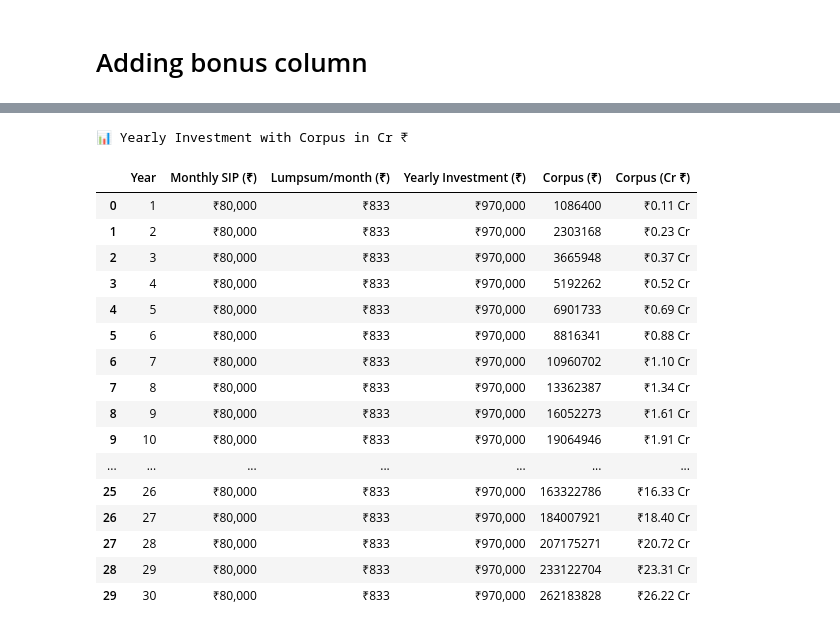
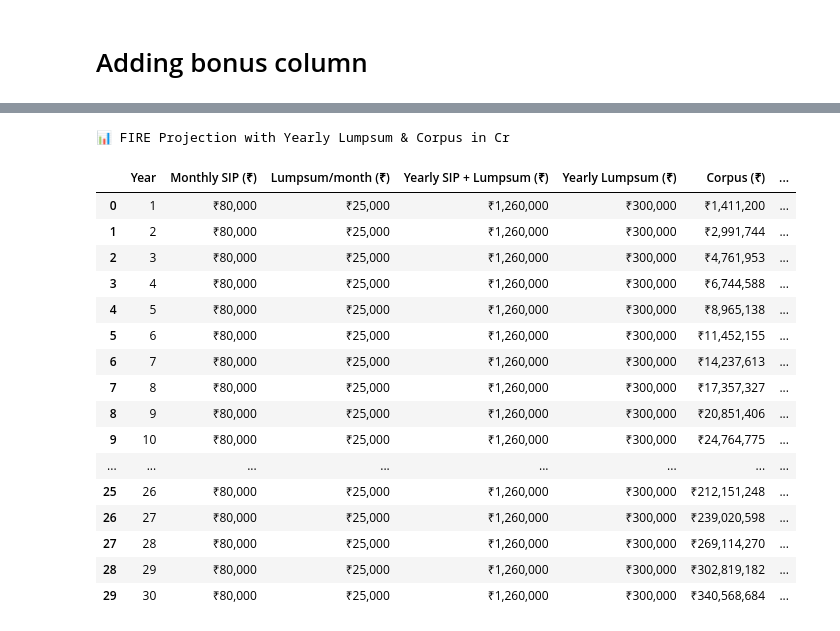
Before and after one commit to akshansh1718/DSA-learning, a Jupyter notebook: python.ipynb, the cells around one changed output, grey strips where cells are left out. Cells and saved outputs as stored; diff of their text form; code cells hidden in the pictures.

```diff
--- a/python.ipynb
+++ b/python.ipynb
@@ -207,64 +196,66 @@ total_lumpsum = lumpsum_input.value
 expected_annual_return = roi_input.value / 100
 years = 30
 
-# Precompute lumpsum and combined SIP
-lumpsum_per_year = total_lumpsum / years
-monthly_from_lumpsum = lumpsum_per_year / 12
+# Precompute values
+yearly_lumpsum = total_lumpsum
+monthly_from_lumpsum = yearly_lumpsum / 12
 
 # Track corpus
 corpus = 0
 data = []
 
 for year in range(1, years + 1):
     combined_monthly = monthly_sip + monthly_from_lumpsum
-    yearly_invest = combined_monthly * 12
+    yearly_sip = combined_monthly * 12
 
-    corpus = (corpus + yearly_invest) * (1 + expected_annual_return)
+    corpus = (corpus + yearly_sip) * (1 + expected_annual_return)
 
     data.append({
         "Year": year,
         "Monthly SIP (₹)": round(monthly_sip),
         "Lumpsum/month (₹)": round(monthly_from_lumpsum),
-        "Yearly Investment (₹)": round(yearly_invest),
+        "Yearly SIP + Lumpsum (₹)": round(yearly_sip),
+        "Yearly Lumpsum (₹)": round(yearly_lumpsum),
         "Corpus (₹)": round(corpus)
     })
 
+# Convert to DataFrame
 df_corpus = pd.DataFrame(data)
 
-# Format ₹ columns first
-for col in df_corpus.columns[1:4]:  # Skip 'Corpus (₹)' for now
+# Format currency columns
+columns_to_format = [
+    "Monthly SIP (₹)", "Lumpsum/month (₹)", "Yearly SIP + Lumpsum (₹)", "Yearly Lumpsum (₹)", "Corpus (₹)"
+]
+for col in columns_to_format:
     df_corpus[col] = df_corpus[col].map(lambda x: f"₹{x:,.0f}")
 
-# Format the Corpus (₹) column but keep it numeric for conversion
-df_corpus["Corpus (₹)"] = df_corpus["Corpus (₹)"].map(lambda x: x)  # skip ₹ formatting for now
-
-# ✅ Add Corpus in Crores column
-df_corpus["Corpus (Cr ₹)"] = df_corpus["Corpus (₹)"] / 1e7
+# Add Corpus in Crores
+df_corpus["Corpus (Cr ₹)"] = df_corpus["Corpus (₹)"].str.replace("₹", "").str.replace(",", "").astype(float) / 1e7
 df_corpus["Corpus (Cr ₹)"] = df_corpus["Corpus (Cr ₹)"].map(lambda x: f"₹{x:.2f} Cr")
 
-# Optional: drop Corpus (₹) if not needed
+# Optional: drop Corpus (₹)
 # df_corpus = df_corpus.drop(columns=["Corpus (₹)"])
 
-# Display the styled table
-df_corpus.style.set_caption("📊 Yearly Investment with Corpus in Cr ₹").set_table_styles([
+# Display table
+df_corpus.style.set_caption("📊 FIRE Projection with Yearly Lumpsum & Corpus in Cr").set_table_styles([
     {'selector': 'caption', 'props': [('caption-side', 'top'), ('font-size', '16px'), ('font-weight', 'bold')]}
 ])
 # %% [output]
-📊 Yearly Investment with Corpus in Cr ₹
+📊 FIRE Projection with Yearly Lumpsum & Corpus in Cr
-|  | Year | Monthly SIP (₹) | Lumpsum/month (₹) | Yearly Investment (₹) | Corpus (₹) | Corpus (Cr ₹) |
-| 0 | 1 | ₹80,000 | ₹833 | ₹970,000 | 1086400 | ₹0.11 Cr |
-| 1 | 2 | ₹80,000 | ₹833 | ₹970,000 | 2303168 | ₹0.23 Cr |
-| 2 | 3 | ₹80,000 | ₹833 | ₹970,000 | 3665948 | ₹0.37 Cr |
-| 3 | 4 | ₹80,000 | ₹833 | ₹970,000 | 5192262 | ₹0.52 Cr |
-| 4 | 5 | ₹80,000 | ₹833 | ₹970,000 | 6901733 | ₹0.69 Cr |
-| 5 | 6 | ₹80,000 | ₹833 | ₹970,000 | 8816341 | ₹0.88 Cr |
-| 6 | 7 | ₹80,000 | ₹833 | ₹970,000 | 10960702 | ₹1.10 Cr |
-| 7 | 8 | ₹80,000 | ₹833 | ₹970,000 | 13362387 | ₹1.34 Cr |
-| 8 | 9 | ₹80,000 | ₹833 | ₹970,000 | 16052273 | ₹1.61 Cr |
-| 9 | 10 | ₹80,000 | ₹833 | ₹970,000 | 19064946 | ₹1.91 Cr |
-| ... | ... | ... | ... | ... | ... | ... |
-| 25 | 26 | ₹80,000 | ₹833 | ₹970,000 | 163322786 | ₹16.33 Cr |
-| 26 | 27 | ₹80,000 | ₹833 | ₹970,000 | 184007921 | ₹18.40 Cr |
-| 27 | 28 | ₹80,000 | ₹833 | ₹970,000 | 207175271 | ₹20.72 Cr |
-| 28 | 29 | ₹80,000 | ₹833 | ₹970,000 | 233122704 | ₹23.31 Cr |
-| 29 | 30 | ₹80,000 | ₹833 | ₹970,000 | 262183828 | ₹26.22 Cr |
+|  | Year | Monthly SIP (₹) | Lumpsum/month (₹) | Yearly SIP + Lumpsum (₹) | Yearly Lumpsum (₹) | Corpus (₹) | ... |
+| 0 | 1 | ₹80,000 | ₹25,000 | ₹1,260,000 | ₹300,000 | ₹1,411,200 | ... |
+| 1 | 2 | ₹80,000 | ₹25,000 | ₹1,260,000 | ₹300,000 | ₹2,991,744 | ... |
+| 2 | 3 | ₹80,000 | ₹25,000 | ₹1,260,000 | ₹300,000 | ₹4,761,953 | ... |
+| 3 | 4 | ₹80,000 | ₹25,000 | ₹1,260,000 | ₹300,000 | ₹6,744,588 | ... |
+| 4 | 5 | ₹80,000 | ₹25,000 | ₹1,260,000 | ₹300,000 | ₹8,965,138 | ... |
+| 5 | 6 | ₹80,000 | ₹25,000 | ₹1,260,000 | ₹300,000 | ₹11,452,155 | ... |
+| 6 | 7 | ₹80,000 | ₹25,000 | ₹1,260,000 | ₹300,000 | ₹14,237,613 | ... |
+| 7 | 8 | ₹80,000 | ₹25,000 | ₹1,260,000 | ₹300,000 | ₹17,357,327 | ... |
+| 8 | 9 | ₹80,000 | ₹25,000 | ₹1,260,000 | ₹300,000 | ₹20,851,406 | ... |
+| 9 | 10 | ₹80,000 | ₹25,000 | ₹1,260,000 | ₹300,000 | ₹24,764,775 | ... |
+| ... | ... | ... | ... | ... | ... | ... | ... |
+| 25 | 26 | ₹80,000 | ₹25,000 | ₹1,260,000 | ₹300,000 | ₹212,151,248 | ... |
+| 26 | 27 | ₹80,000 | ₹25,000 | ₹1,260,000 | ₹300,000 | ₹239,020,598 | ... |
+| 27 | 28 | ₹80,000 | ₹25,000 | ₹1,260,000 | ₹300,000 | ₹269,114,270 | ... |
+| 28 | 29 | ₹80,000 | ₹25,000 | ₹1,260,000 | ₹300,000 | ₹302,819,182 | ... |
+| 29 | 30 | ₹80,000 | ₹25,000 | ₹1,260,000 | ₹300,000 | ₹340,568,684 | ... |
```
Also changed, not shown: parts of 1 cell of this notebook.
